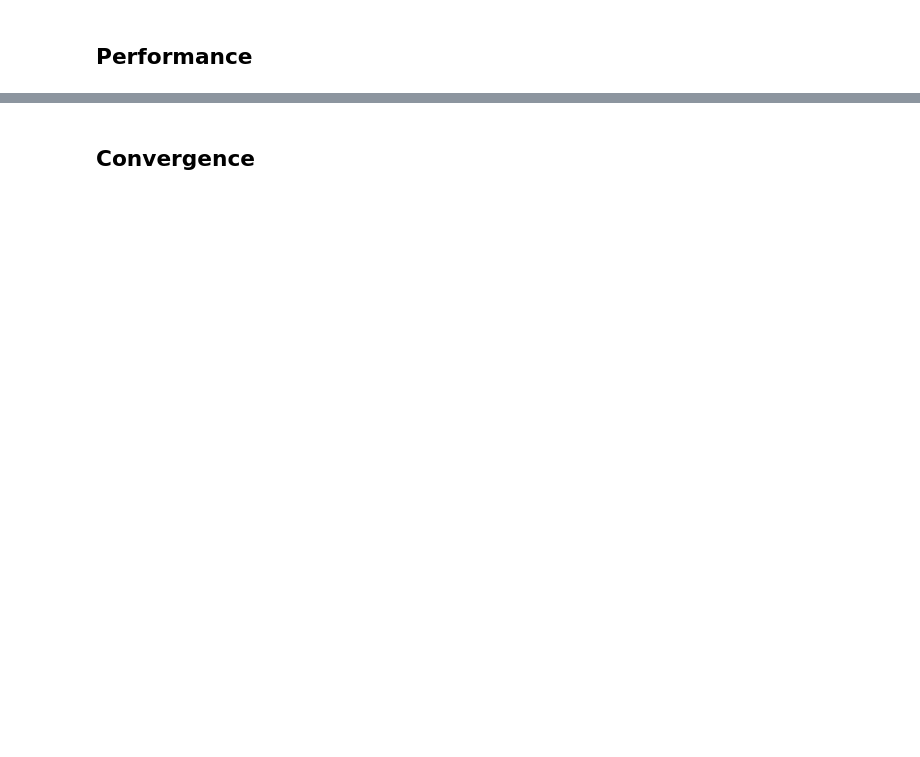
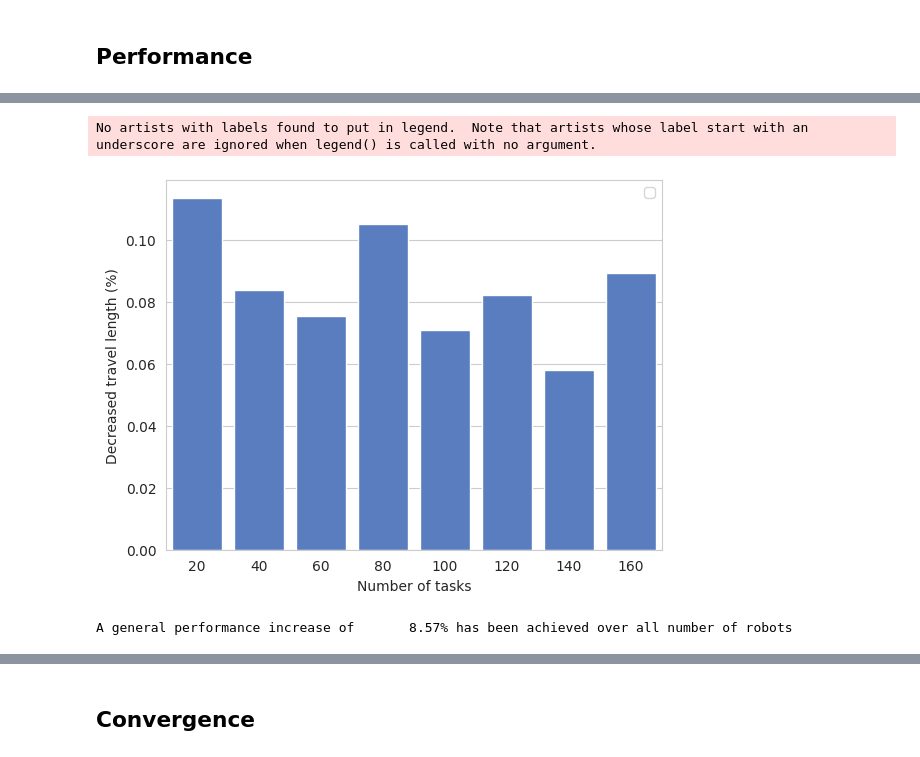
Before and after one commit to kasperg3/trajallocpy, a Jupyter notebook: plot_benchmarks.ipynb, the cells around one changed output, grey strips where cells are left out. Cells and saved outputs as stored; diff of their text form; code cells hidden in the pictures; blank space fills up the shorter version.

```diff
--- a/plot_benchmarks.ipynb
+++ b/plot_benchmarks.ipynb
@@ -55,3 +86,33 @@ fig.set(xlabel='Total travel time (s)', ylabel='Number of tasks')
+# %%
+# Combine the two DataFrames into one
+df = pd.concat([df1, df2], keys=['line est.', 'point est.']).reset_index()
+
+# Divide the DataFrame into bins of size 5
+bins = range(20, 199, 20)
+labels = [f'{i}' for i in bins[:-1]]
+df['group'] = pd.cut(df['num_tasks'], bins=bins, labels=labels)
+
+# Create a pivot table to calculate the mean income for each age group and dataset
+pivot_df = pd.pivot_table(df, values='totalRouteCosts', index='group', columns='level_0', aggfunc='mean')
+
+# Create a stacked bar chart with error bars using seaborn
+
+sns.barplot(x=pivot_df.index, y=pivot_df[['line est.', 'point est.']].pct_change(axis=1)['point est.'], color=(0.2823529411764706, 0.47058823529411764, 0.8156862745098039))
+plt.xlabel('Number of tasks')
+plt.ylabel('Decreased travel length (%)')
+plt.legend()
+plt.show()
+# %% [output]
+No artists with labels found to put in legend.  Note that artists whose label start with an underscore are ignored when legend() is called with no argument.
+[figure, added]
+# %%
+sum_of_cost_ours = df1["totalRouteCosts"].sum()
+sum_of_cost_naive = df2["totalRouteCosts"].sum()
+performance_increase = (sum_of_cost_ours - sum_of_cost_naive) /sum_of_cost_naive * 100
+
+print("A general performance increase of {:10.2f}% has been achieved over all number of robots".format(performance_increase))
+# %% [output]
+A general performance increase of       8.57% has been achieved over all number of robots
 # %%
 ours_naive = "benchmarks/ours_naive_4robots_600capacity_AC300.csv"
 ours = "benchmarks/ours_4robots_600capacity_AC300.csv"
```
Also changed, not shown: parts of 9 cells of this notebook, 9 other files.
